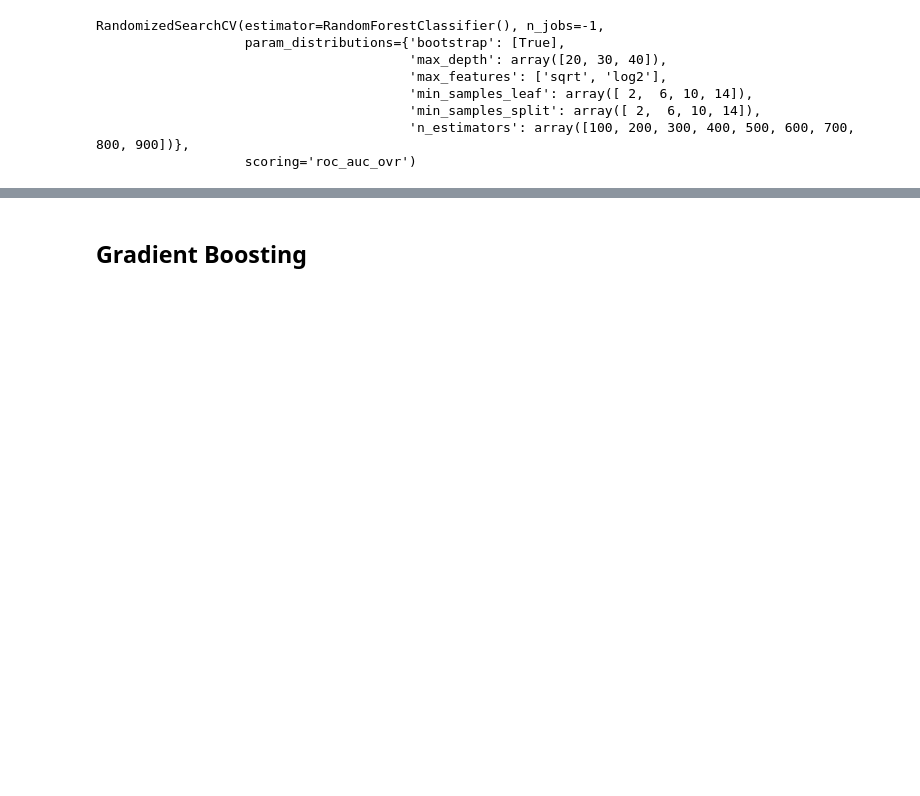
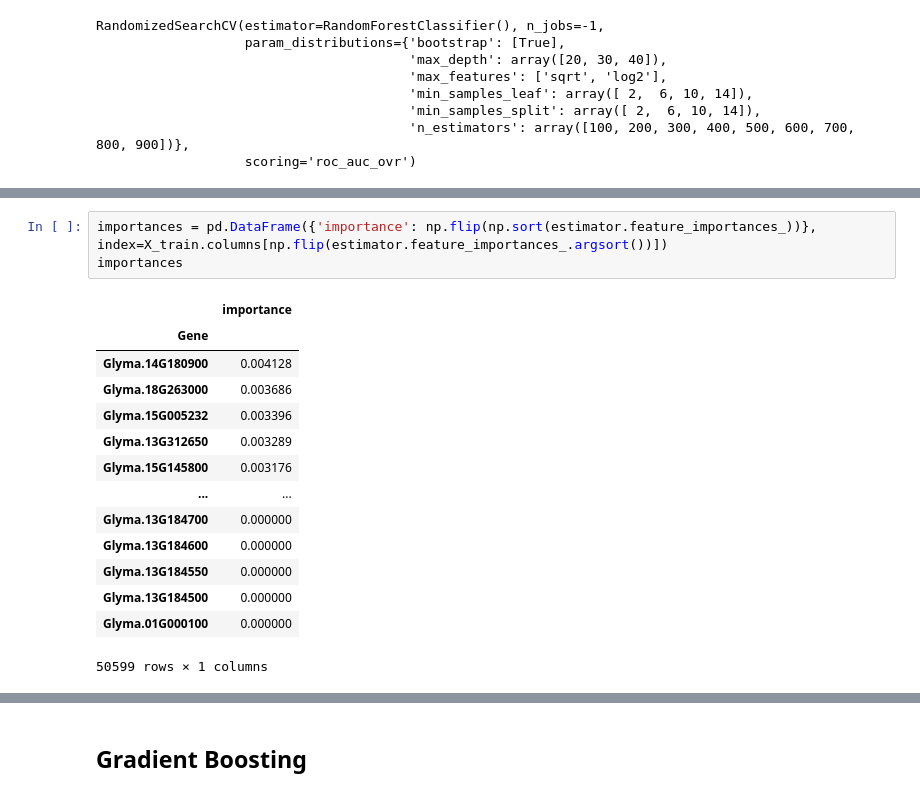
Before and after one commit to freire-guido/soy-biomarkers, a Jupyter notebook: modelado/modelos.ipynb, the cells around one changed output, grey strips where cells are left out. Saved outputs shown, nothing was run; the diff lists cells and outputs as text; blank space fills up the shorter version.

Commit message:
genes rf

```diff
--- a/modelado/modelos.ipynb
+++ b/modelado/modelos.ipynb
@@ -84 +84,19 @@ ValueError: Number of classes in y_true not equal to the number of columns in 'y
+# %%
+importances = pd.DataFrame({'importance': np.flip(np.sort(estimator.feature_importances_))}, index=X_train.columns[np.flip(estimator.feature_importances_.argsort())])
+importances
+# %% [output]
+|  | importance |
+| Gene |  |
+| Glyma.14G180900 | 0.004128 |
+| Glyma.18G263000 | 0.003686 |
+| Glyma.15G005232 | 0.003396 |
+| Glyma.13G312650 | 0.003289 |
+| Glyma.15G145800 | 0.003176 |
+| ... | ... |
+| Glyma.13G184700 | 0.000000 |
+| Glyma.13G184600 | 0.000000 |
+| Glyma.13G184550 | 0.000000 |
+| Glyma.13G184500 | 0.000000 |
+| Glyma.01G000100 | 0.000000 |
+50599 rows × 1 columns
 # %%
```
Also changed, not shown: parts of 8 cells of this notebook, 2 other files.
